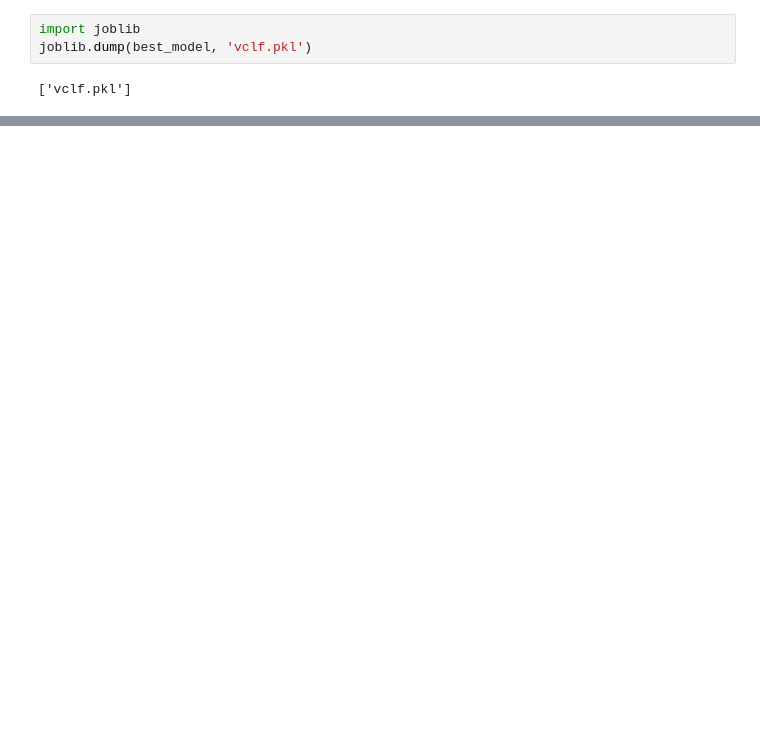
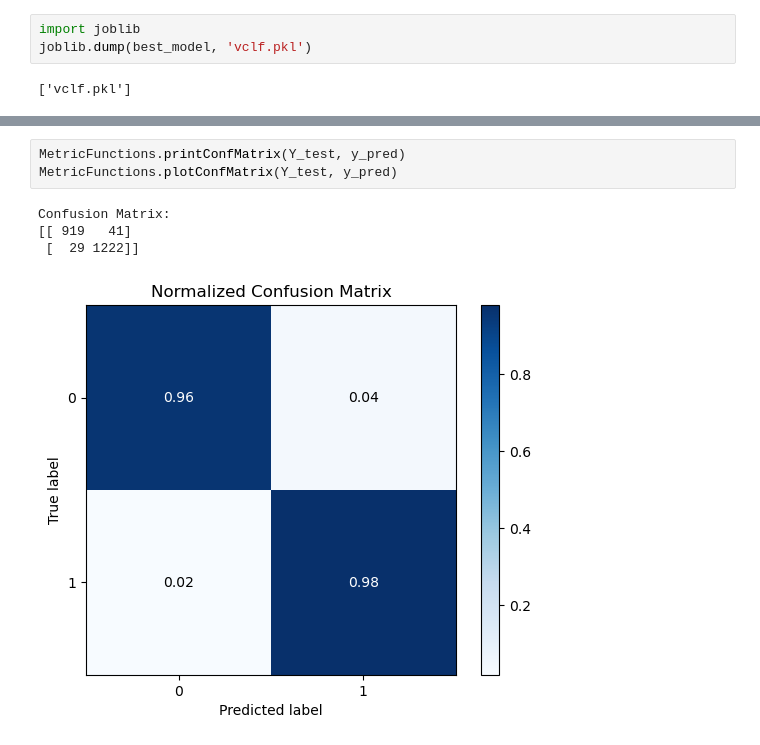
Before and after one commit to Viliusps/phishing-detection, a Jupyter notebook: VotingClassifier.ipynb, the cells around one changed output, grey strips where cells are left out. Drawn from its saved outputs; the diff is of its cells as text; blank space fills up the shorter version.

```diff
--- a/VotingClassifier.ipynb
+++ b/VotingClassifier.ipynb
@@ -139,0 +172,8 @@ ModuleNotFoundError: No module named 'scikitplot'
+# %%
+MetricFunctions.printConfMatrix(Y_test, y_pred)
+MetricFunctions.plotConfMatrix(Y_test, y_pred)
+# %% [output]
+Confusion Matrix:
+[[ 919   41]
+ [  29 1222]]
+[figure, added]
```
Also changed, not shown: parts of 13 cells of this notebook, 1 other file.
